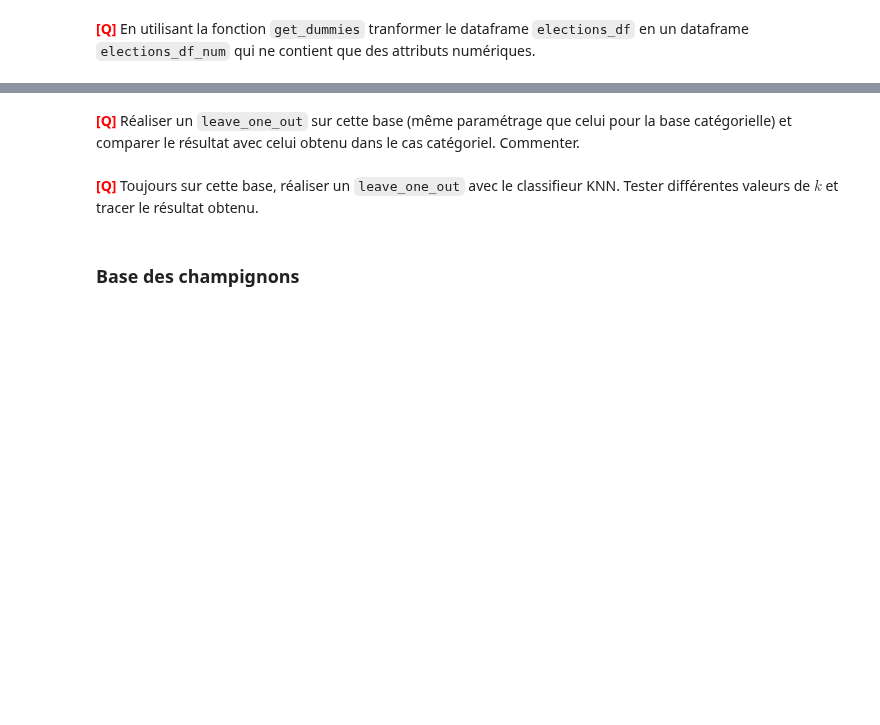
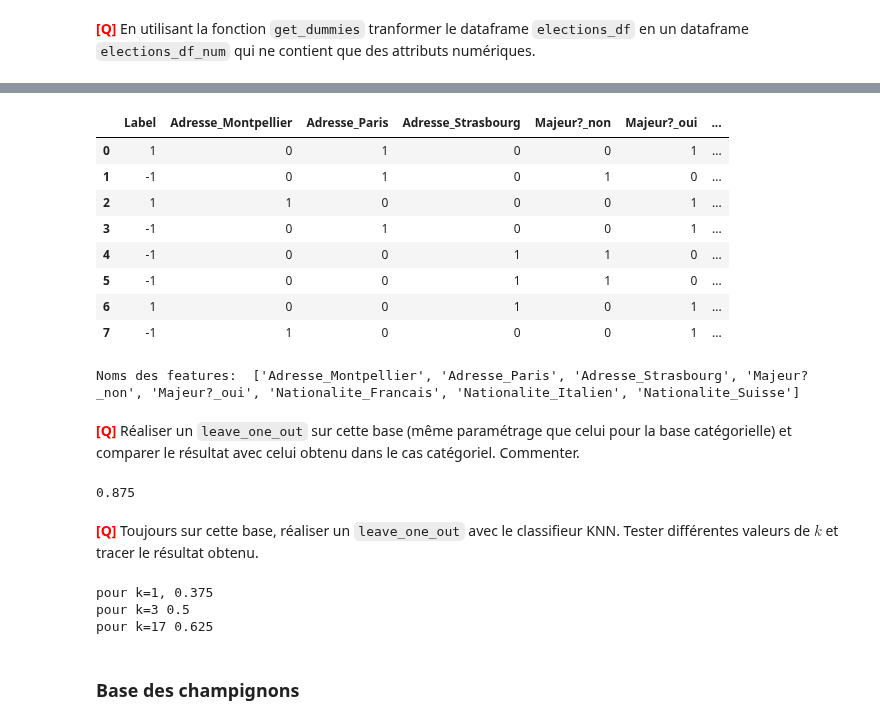
Before and after one commit to baris221/LU3IN026_TME, a Jupyter notebook: TME6/tme-06.ipynb, the cells around one changed output, grey strips where cells are left out. Drawn from its saved outputs; the diff is of its cells as text; code cells hidden in the pictures; blank space fills up the shorter version.

```diff
--- a/TME6/tme-06.ipynb
+++ b/TME6/tme-06.ipynb
@@ -899,11 +926,21 @@ elections_df
 # %%
 # ############################### A COMPLETER
 
-
+elections_df_num=pd.get_dummies(elections_df)
 # ###############################
 
 # ------------------------
 elections_df_num
+# %% [output]
+|  | Label | Adresse_Montpellier | Adresse_Paris | Adresse_Strasbourg | Majeur?_non | Majeur?_oui | ... |
+| 0 | 1 | 0 | 1 | 0 | 0 | 1 | ... |
+| 1 | -1 | 0 | 1 | 0 | 1 | 0 | ... |
+| 2 | 1 | 1 | 0 | 0 | 0 | 1 | ... |
+| 3 | -1 | 0 | 1 | 0 | 0 | 1 | ... |
+| 4 | -1 | 0 | 0 | 1 | 1 | 0 | ... |
+| 5 | -1 | 0 | 0 | 1 | 1 | 0 | ... |
+| 6 | 1 | 0 | 0 | 1 | 0 | 1 | ... |
+| 7 | -1 | 1 | 0 | 0 | 0 | 1 | ... |
 # %%
 # Prétraitement pour pouvoir utiliser un classifieur
 elections_num_noms = [nom for nom in elections_df_num.columns if nom != 'Label']
@@ -917,14 +954,28 @@ elections_num_label = np.array(elections_df_num['Label'])
 # Transformer le dataframe en dataset:
 data_num_desc = np.array(elections_df_num[elections_num_noms])
 data_num_label = np.array(elections_df_num['Label'])
+# %% [output]
+Noms des features:  ['Adresse_Montpellier', 'Adresse_Paris', 'Adresse_Strasbourg', 'Majeur?_non', 'Majeur?_oui', 'Nationalite_Francais', 'Nationalite_Italien', 'Nationalite_Suisse']
 # %% [markdown]
 <font color="RED" size="+1">**[Q]**</font> Réaliser un `leave_one_out` sur cette base (même paramétrage que celui pour la base catégorielle) et comparer le résultat avec celui obtenu dans le cas catégoriel. Commenter.
 # %%
 le_dataset = (data_num_desc,data_num_label)
+leave_one_out(ClassifierArbreDecision(len(elections_num_noms), 0.1, elections_num_noms),le_dataset)
 
 # ############################### A COMPLETER
+# %% [output]
+0.875
 # %% [markdown]
 <font color="RED" size="+1">**[Q]**</font> Toujours sur cette base, réaliser un `leave_one_out` avec le classifieur KNN. Tester différentes valeurs de $k$ et tracer le résultat obtenu.
+# %%
+le_dataset = (data_num_desc,data_num_label)
+print("pour k=1,",leave_one_out(cl.ClassifierKNN(len(elections_num_noms),1),le_dataset))
+print("pour k=3",leave_one_out(cl.ClassifierKNN(len(elections_num_noms),3),le_dataset))
+print("pour k=17",leave_one_out(cl.ClassifierKNN(len(elections_num_noms),17),le_dataset))
+# %% [output]
+pour k=1, 0.375
+pour k=3 0.5
+pour k=17 0.625
 # %% [markdown]
 ### Base des champignons
 # %% [markdown]
```
Also changed, not shown: parts of 14 cells of this notebook, 1 other file.
